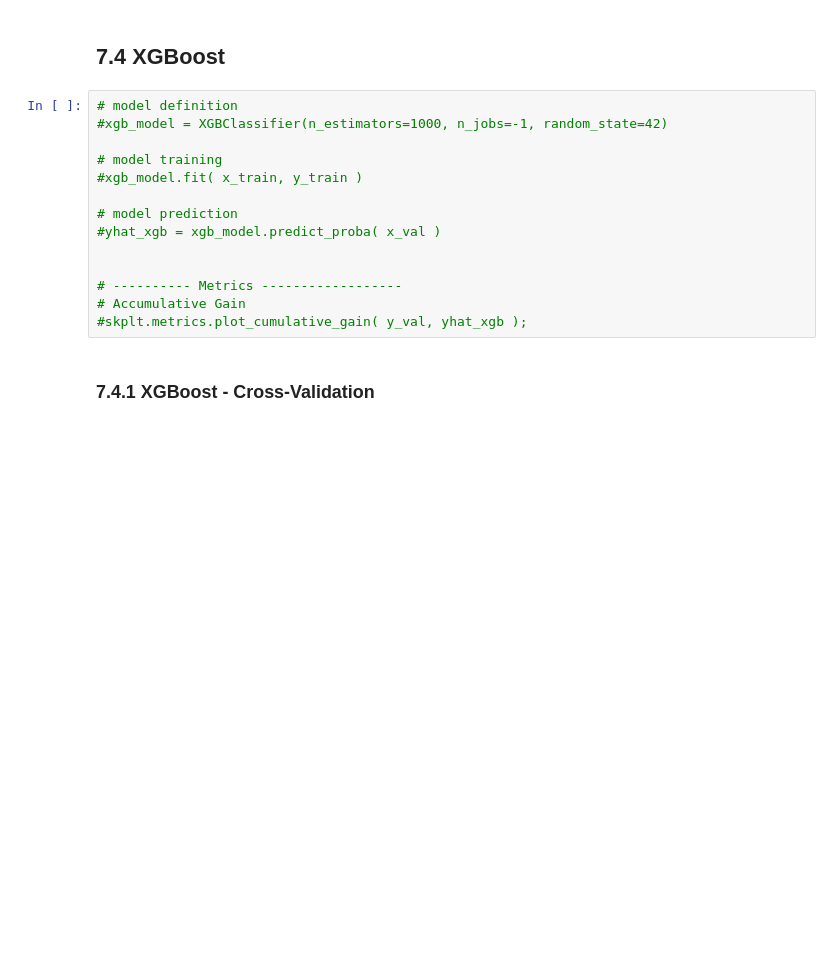
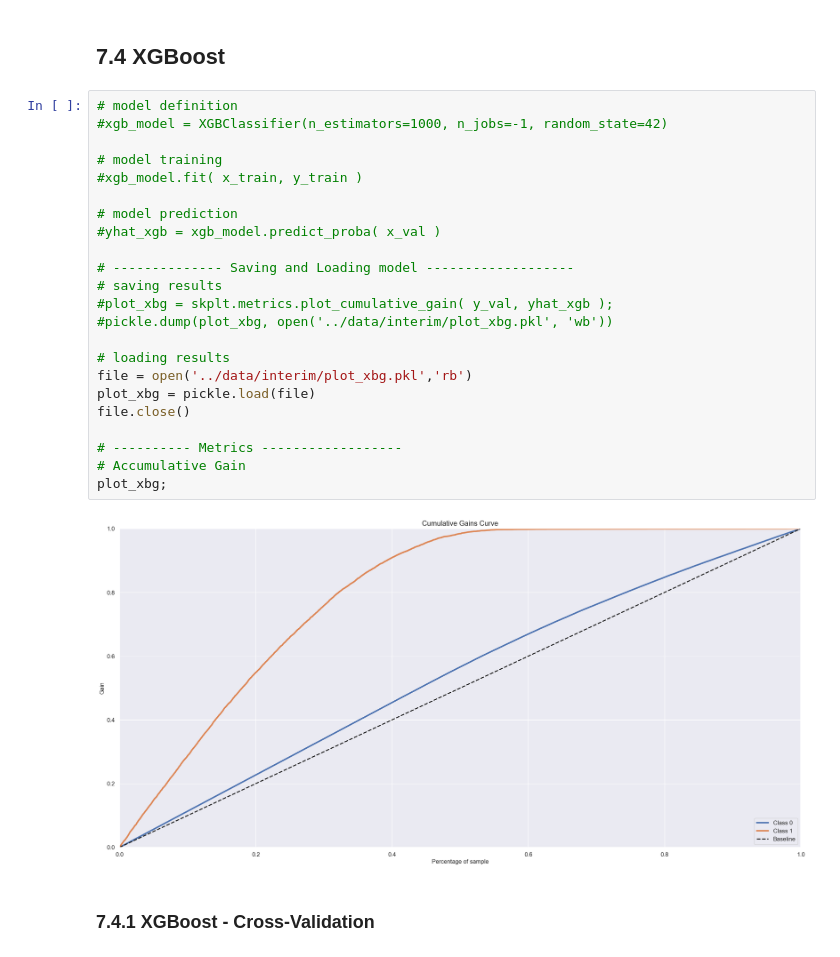
Before and after one commit to SamuelOliveirads/Health_Insurance_Cross_Sell, a Jupyter notebook: notebooks/v1-m8.0-hics-hyper-parameter-fine-tunning.ipynb, the cells around one changed output. Cells and saved outputs as stored; diff of their text form; blank space fills up the shorter version.

```diff
--- a/notebooks/v1-m8.0-hics-hyper-parameter-fine-tunning.ipynb
+++ b/notebooks/v1-m8.0-hics-hyper-parameter-fine-tunning.ipynb
@@ -930,17 +940,28 @@ cv_et
 # %%
 # model definition
 #xgb_model = XGBClassifier(n_estimators=1000, n_jobs=-1, random_state=42)
 
 # model training
 #xgb_model.fit( x_train, y_train )
 
 # model prediction
 #yhat_xgb = xgb_model.predict_proba( x_val )
 
+# -------------- Saving and Loading model -------------------
+# saving results
+#plot_xbg = skplt.metrics.plot_cumulative_gain( y_val, yhat_xgb );
+#pickle.dump(plot_xbg, open('../data/interim/plot_xbg.pkl', 'wb'))
+
+# loading results
+file = open('../data/interim/plot_xbg.pkl','rb')
+plot_xbg = pickle.load(file)
+file.close()
 
 # ---------- Metrics ------------------
 # Accumulative Gain
-#skplt.metrics.plot_cumulative_gain( y_val, yhat_xgb );
+plot_xbg;
+# %% [output]
+[figure, added]
 # %% [markdown]
 ### 7.4.1 XGBoost - Cross-Validation
 # %%
```
Also changed, not shown: parts of 19 cells of this notebook, 9 other files.
